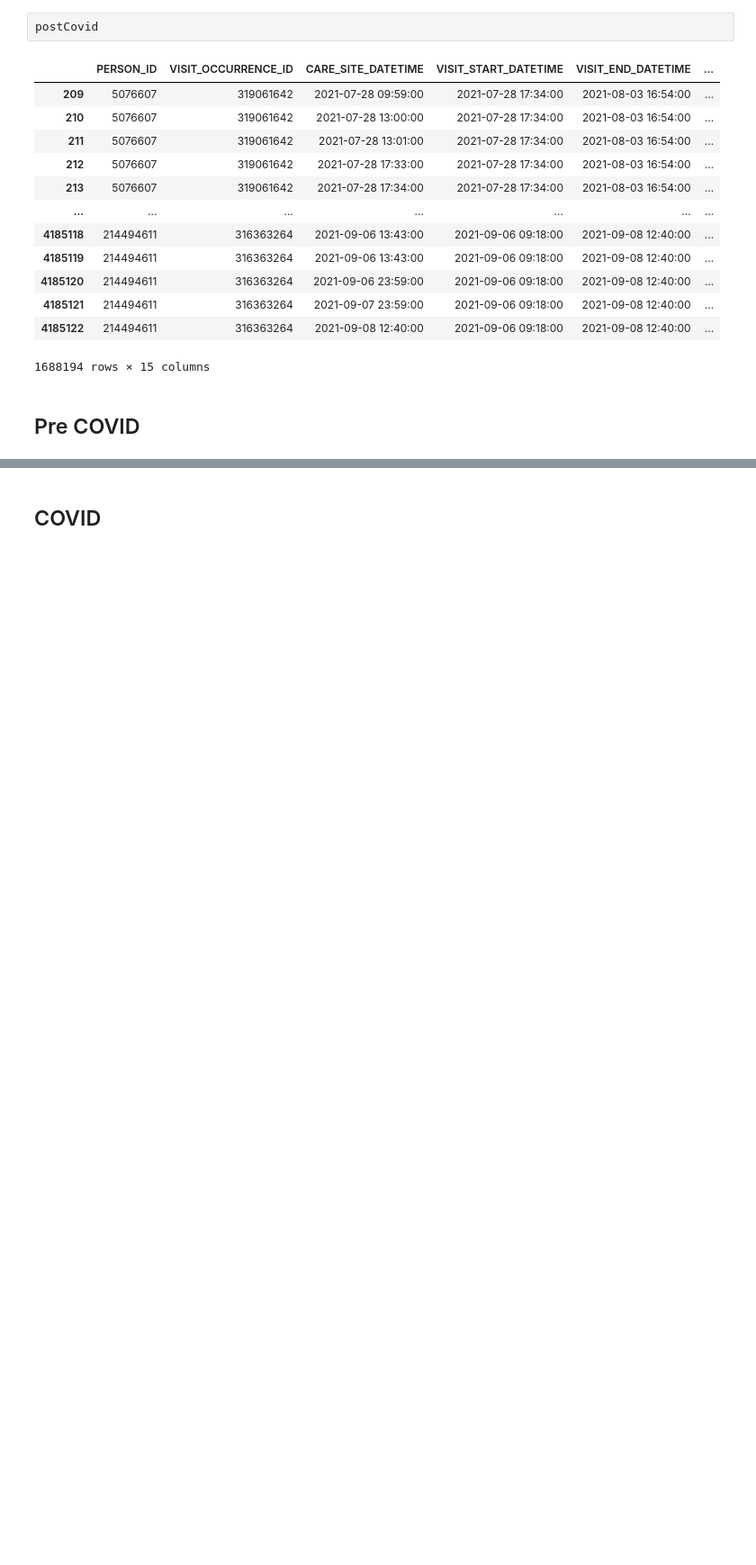
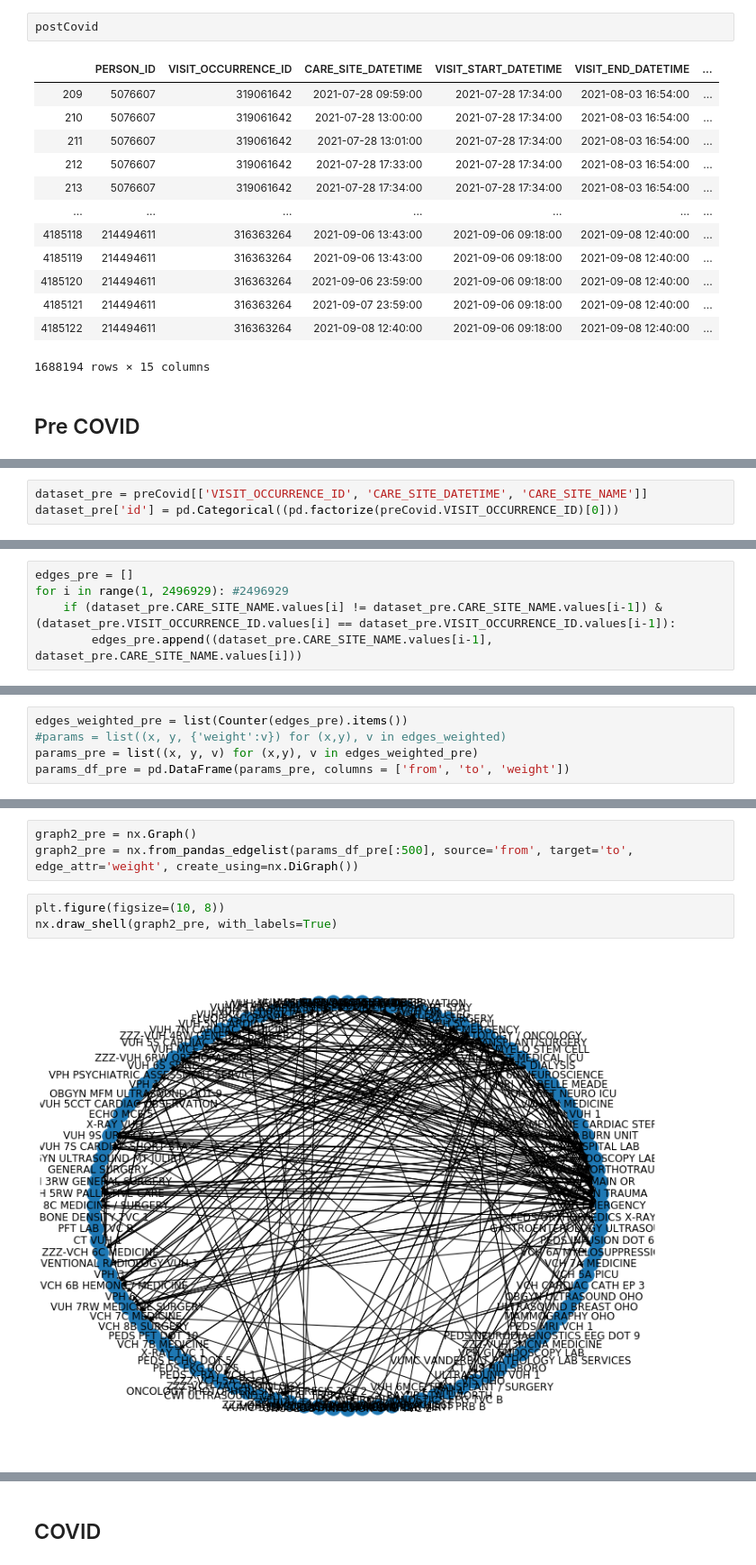
Before and after one commit to wangvictoria/NetworkHealthcare, a Jupyter notebook: victoria_healthcare_network.ipynb, the cells around one changed output, grey strips where cells are left out. Shown at 90% size. Saved outputs shown, nothing was run; the diff lists cells and outputs as text; blank space fills up the shorter version.

```diff
--- a/victoria_healthcare_network.ipynb
+++ b/victoria_healthcare_network.ipynb
@@ -379,0 +296,3 @@ print(ein)
+# %%
+dataset_pre = preCovid[['VISIT_OCCURRENCE_ID', 'CARE_SITE_DATETIME', 'CARE_SITE_NAME']]
+dataset_pre['id'] = pd.Categorical((pd.factorize(preCovid.VISIT_OCCURRENCE_ID)[0]))
@@ -379,0 +320,5 @@ print(ein)
+# %%
+edges_pre = []
+for i in range(1, 2496929): #2496929
+    if (dataset_pre.CARE_SITE_NAME.values[i] != dataset_pre.CARE_SITE_NAME.values[i-1]) & (dataset_pre.VISIT_OCCURRENCE_ID.values[i] == dataset_pre.VISIT_OCCURRENCE_ID.values[i-1]):
+        edges_pre.append((dataset_pre.CARE_SITE_NAME.values[i-1], dataset_pre.CARE_SITE_NAME.values[i]))
@@ -379,0 +352,5 @@ print(ein)
+# %%
+edges_weighted_pre = list(Counter(edges_pre).items())
+#params = list((x, y, {'weight':v}) for (x,y), v in edges_weighted)
+params_pre = list((x, y, v) for (x,y), v in edges_weighted_pre)
+params_df_pre = pd.DataFrame(params_pre, columns = ['from', 'to', 'weight'])
@@ -379,0 +375,8 @@ print(ein)
+# %%
+graph2_pre = nx.Graph()
+graph2_pre = nx.from_pandas_edgelist(params_df_pre[:500], source='from', target='to', edge_attr='weight', create_using=nx.DiGraph())
+# %%
+plt.figure(figsize=(10, 8))
+nx.draw_shell(graph2_pre, with_labels=True)
+# %% [output]
+[figure, added]
```
Also changed, not shown: parts of 75 cells of this notebook.
